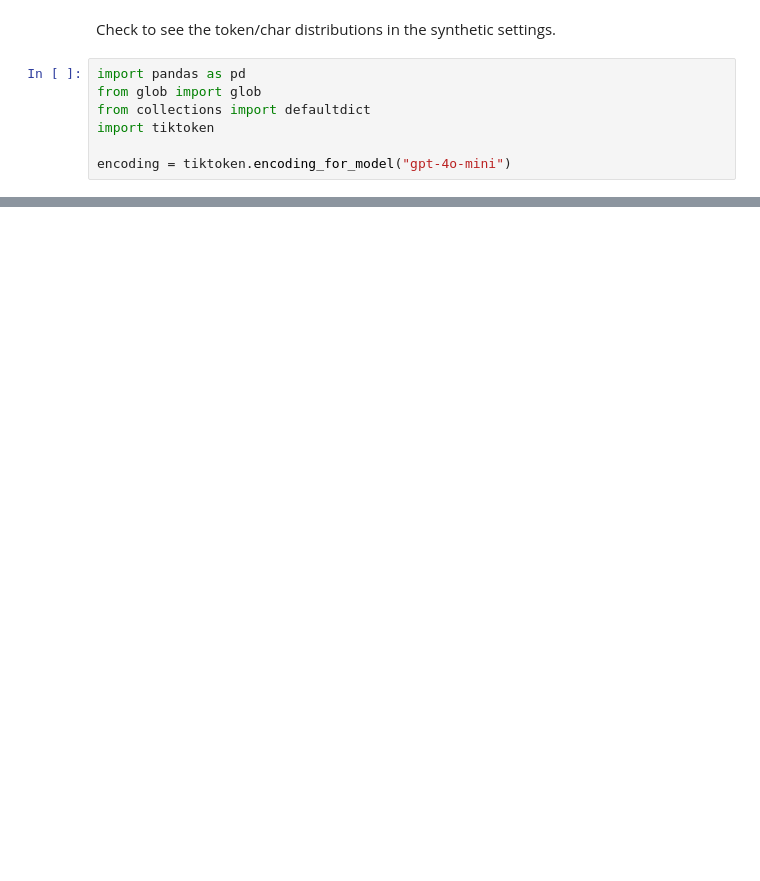
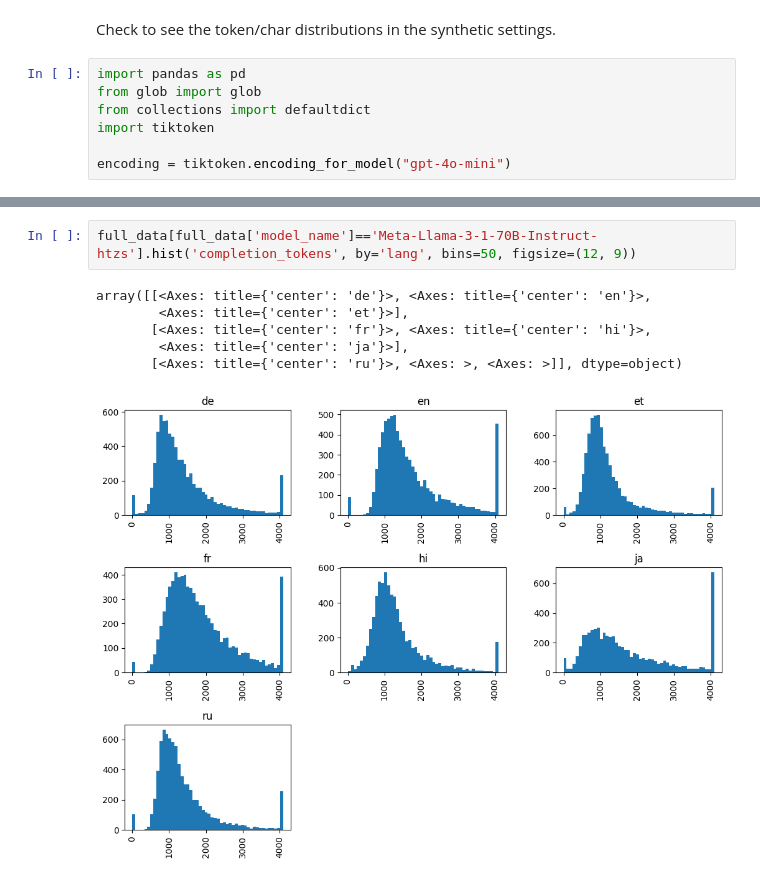
Before and after one commit to vminvsky/semantic-accents, a Jupyter notebook: notebooks/data_exploration.ipynb, the cells around one changed output, grey strips where cells are left out. Cells and saved outputs as stored; diff of their text form; blank space fills up the shorter version.

```diff
--- a/notebooks/data_exploration.ipynb
+++ b/notebooks/data_exploration.ipynb
@@ -44,0 +106,9 @@ pd.DataFrame(nested_tokens)
+# %%
+full_data[full_data['model_name']=='Meta-Llama-3-1-70B-Instruct-htzs'].hist('completion_tokens', by='lang', bins=50, figsize=(12, 9))
+# %% [output]
+array([[<Axes: title={'center': 'de'}>, <Axes: title={'center': 'en'}>,
+        <Axes: title={'center': 'et'}>],
+       [<Axes: title={'center': 'fr'}>, <Axes: title={'center': 'hi'}>,
+        <Axes: title={'center': 'ja'}>],
+       [<Axes: title={'center': 'ru'}>, <Axes: >, <Axes: >]], dtype=object)
+[figure, added]
```
Also changed, not shown: parts of 15 cells of this notebook.
